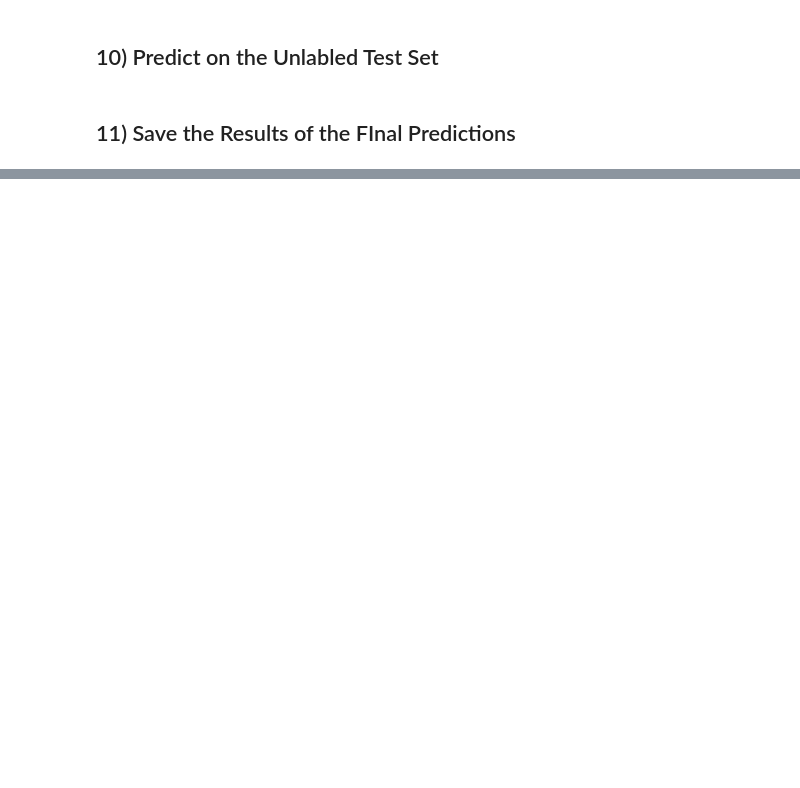
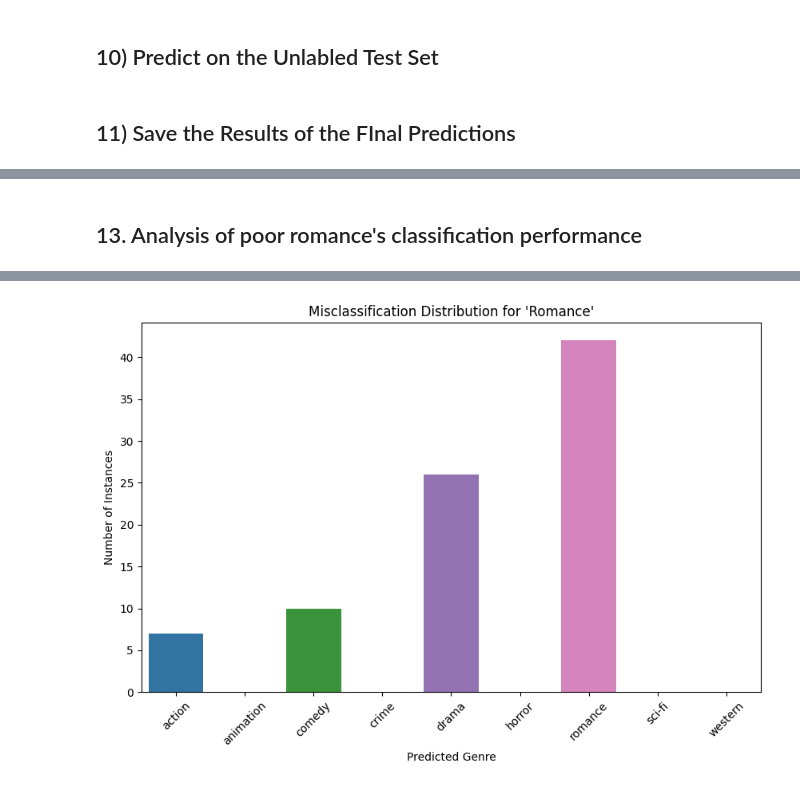
Before and after one commit to antonio-jotta/Movie-Genre-Classification, a Jupyter notebook: src/reviews.ipynb, the cells around one changed output, grey strips where cells are left out. Cells and saved outputs as stored; diff of their text form; code cells hidden in the pictures; blank space fills up the shorter version.

```diff
--- a/src/reviews.ipynb
+++ b/src/reviews.ipynb
@@ -432,0 +527,65 @@ with open('results.txt', 'w') as f:
+# %% [markdown]
+## 13. Analysis of poor romance's classification performance
+# %%
+# === Analysis of Misclassified 'Romance' Instances ===
+
+# Step 1: Extract Misclassified Instances for 'Romance'
+# Get indices where true genre is 'romance'
+romance_indices = np.where(true_classes == 'romance')[0]
+
+# Among these, find indices where the prediction is not 'romance'
+misclassified_indices = romance_indices[predicted_classes[romance_indices] != 'romance']
+
+print(f"Total 'romance' instances: {len(romance_indices)}")
+print(f"Misclassified 'romance' instances: {len(misclassified_indices)}")
+
+# Step 2: Analyze the Distribution of Predicted Genres
+# Get the predicted genres for the misclassified 'romance' instances
+misclassified_predicted_genres = predicted_classes[misclassified_indices]
+
+# Count the occurrences of each predicted genre
+from collections import Counter
+
+genre_counts = Counter(misclassified_predicted_genres)
+
+print("\nGenres predicted instead of 'romance':")
+for genre, count in genre_counts.items():
+    print(f"{genre}: {count}")
+
+# Step 3: Display Misclassified Examples
+# Get the misclassified examples from the test dataset
+# Note: Ensure that 'test_data' is accessible here; if not, you may need to adjust the code
+misclassified_data = test_data.reset_index(drop=True).iloc[misclassified_indices]
+
+# Add the predicted genres to the DataFrame
+misclassified_data = misclassified_data.copy()
+misclassified_data['Predicted_Genre'] = predicted_classes[misclassified_indices]
+
+# Display a few examples
+print("\nExamples of misclassified 'romance' movies:")
+for idx, row in misclassified_data.head(5).iterrows():
+    print(f"Title: {row['Title']}")
+    print(f"Director: {row['Director']}")
+    print(f"Plot: {row['Plot']}")
+    print(f"True Genre: {row['Genre']}")
+    print(f"Predicted Genre: {row['Predicted_Genre']}")
+    print("-" * 80)
+
+# Step 4: Visualization
+import matplotlib.pyplot as plt
+import seaborn as sns
+
+# Create a subset confusion matrix for 'romance'
+romance_row_index = list(label_encoder.classes_).index('romance')
+cm_romance = cm[romance_row_index, :]
+
+# Plot the misclassification distribution for 'romance'
+plt.figure(figsize=(10, 6))
+sns.barplot(x=label_encoder.classes_, y=cm_romance)
+plt.title("Misclassification Distribution for 'Romance'")
+plt.xlabel("Predicted Genre")
+plt.ylabel("Number of Instances")
+plt.xticks(rotation=45)
+plt.savefig('/kaggle/working/misclassification_distribution_romance.png')
+plt.show()
+# %% [output]
@@ -432,0 +609 @@ with open('results.txt', 'w') as f:
+[figure, added]
```
Also changed, not shown: parts of 11 cells of this notebook, 3 other files.
